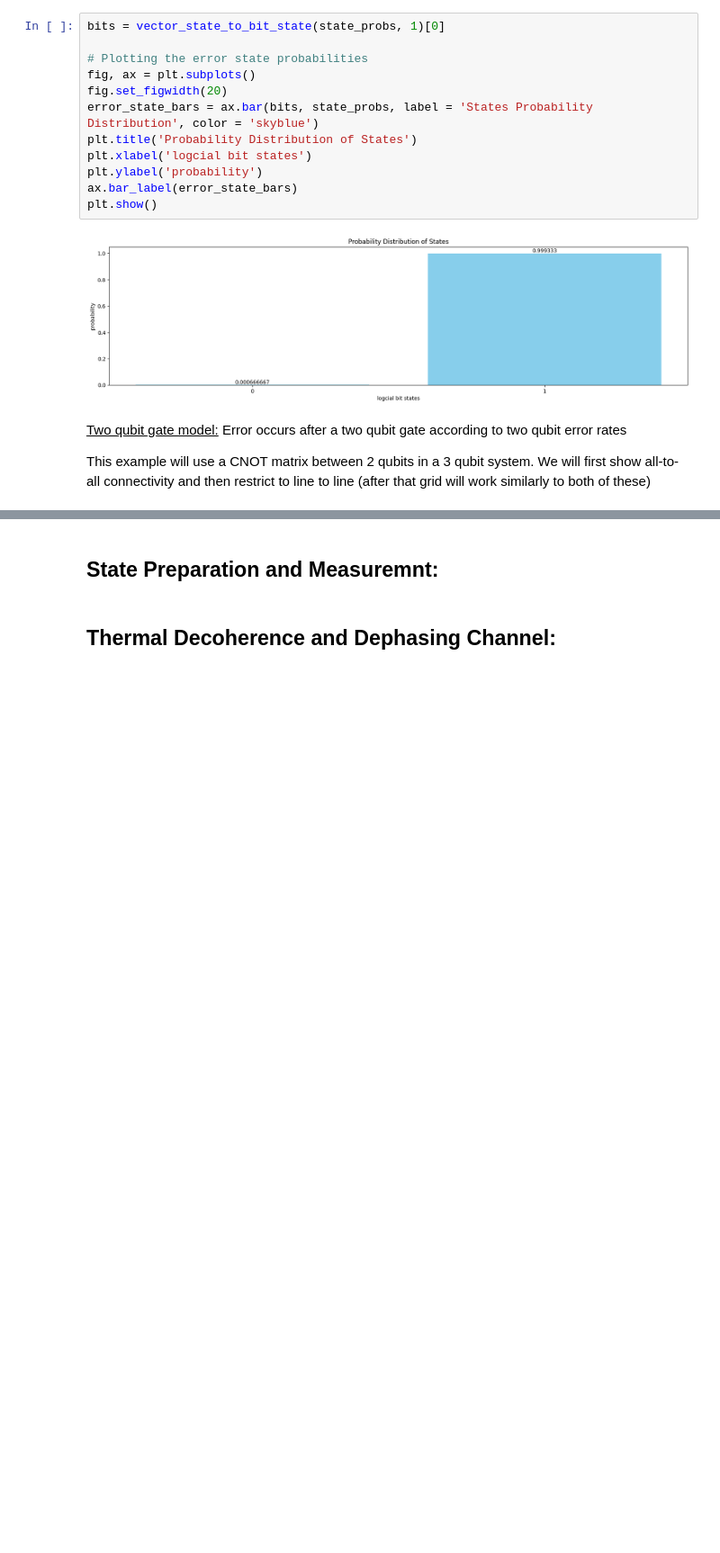
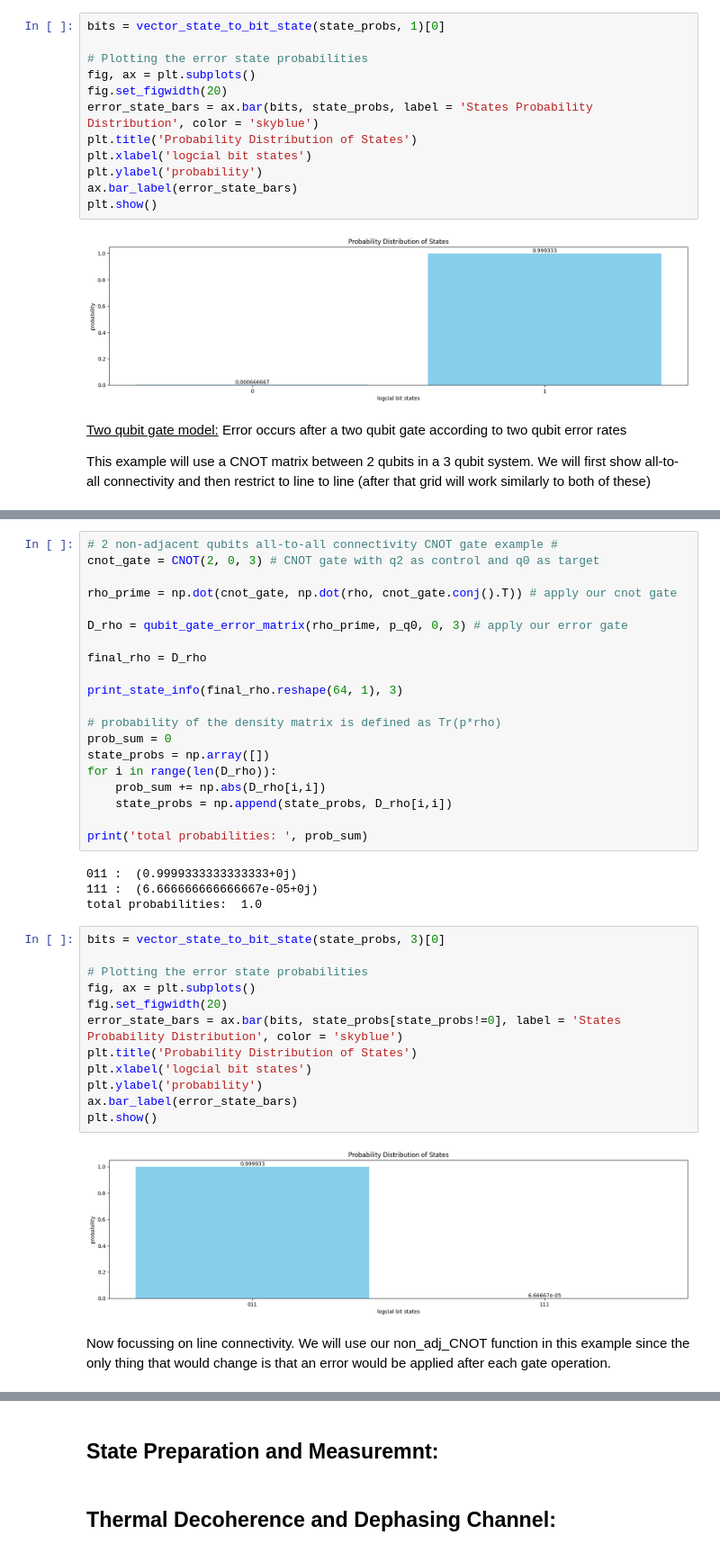
Before and after one commit to gnperdue/QEC_code, a Jupyter notebook: error models.ipynb, the cells around one changed output, grey strips where cells are left out. Shown at 90% size. Cells and saved outputs as stored; diff of their text form; blank space fills up the shorter version.

```diff
--- a/error models.ipynb
+++ b/error models.ipynb
@@ -170,0 +146,40 @@ print(final_rho)
+# %%
+# 2 non-adjacent qubits all-to-all connectivity CNOT gate example #
+cnot_gate = CNOT(2, 0, 3) # CNOT gate with q2 as control and q0 as target
+
+rho_prime = np.dot(cnot_gate, np.dot(rho, cnot_gate.conj().T)) # apply our cnot gate
+
+D_rho = qubit_gate_error_matrix(rho_prime, p_q0, 0, 3) # apply our error gate
+
+final_rho = D_rho
+
+print_state_info(final_rho.reshape(64, 1), 3)
+
+# probability of the density matrix is defined as Tr(p*rho)
+prob_sum = 0
+state_probs = np.array([])
+for i in range(len(D_rho)):
+    prob_sum += np.abs(D_rho[i,i])
+    state_probs = np.append(state_probs, D_rho[i,i])
+
+print('total probabilities: ', prob_sum)
+# %% [output]
+011 :  (0.9999333333333333+0j)
+111 :  (6.666666666666667e-05+0j)
+total probabilities:  1.0
+# %%
+bits = vector_state_to_bit_state(state_probs, 3)[0]
+
+# Plotting the error state probabilities
+fig, ax = plt.subplots()
+fig.set_figwidth(20)
+error_state_bars = ax.bar(bits, state_probs[state_probs!=0], label = 'States Probability Distribution', color = 'skyblue')
+plt.title('Probability Distribution of States')
+plt.xlabel('logcial bit states')
+plt.ylabel('probability')
+ax.bar_label(error_state_bars)
+plt.show()
+# %% [output]
+[figure, added]
+# %% [markdown]
+Now focussing on line connectivity. We will use our non_adj_CNOT function in this example since the only thing that would change is that an error would be applied after each gate operation.
```
Also changed, not shown: parts of 10 cells of this notebook, 1 other file.
